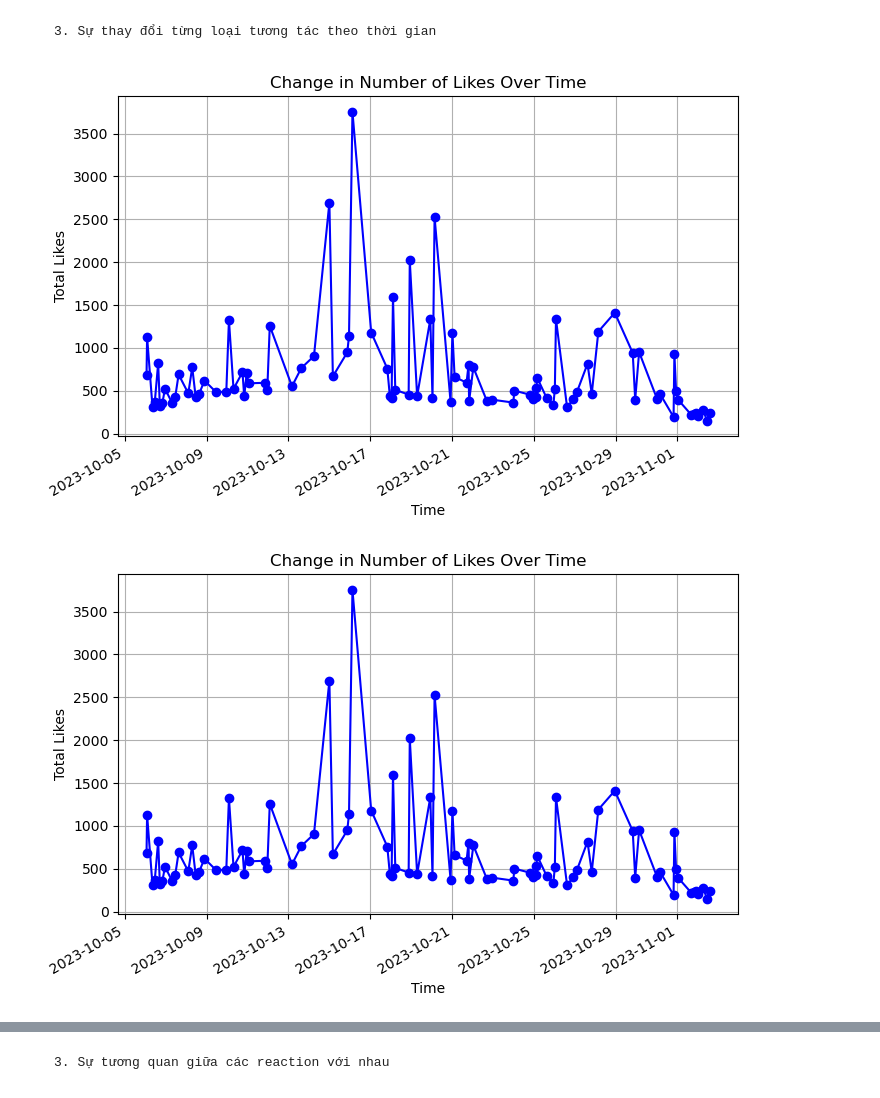
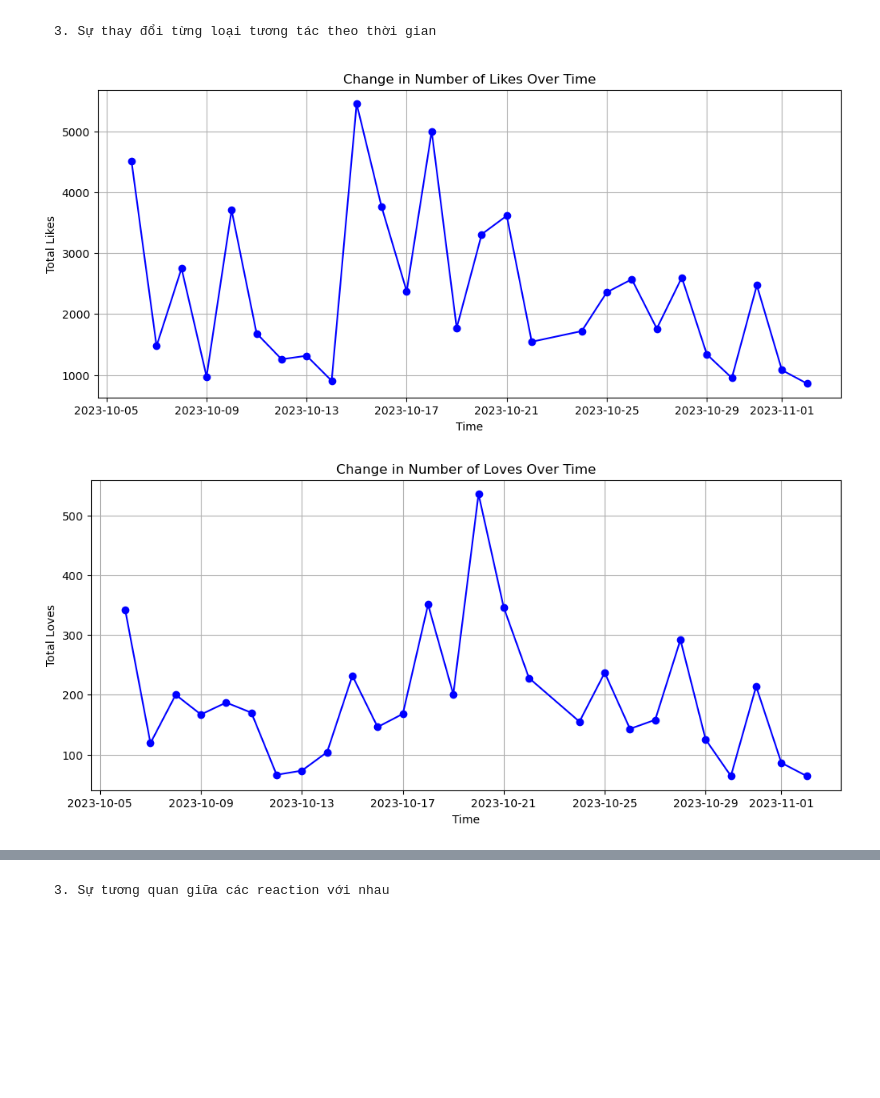
Before and after one commit to ngocnhatAI/data-analysis-report, a Jupyter notebook: Analyze_data.ipynb, the cells around one changed output, grey strips where cells are left out. Saved outputs shown, nothing was run; the diff lists cells and outputs as text; code cells hidden in the pictures; blank space fills up the shorter version.

```diff
--- a/Analyze_data.ipynb
+++ b/Analyze_data.ipynb
@@ -100,13 +98,13 @@ df_reactions = pd.concat([df, dfs], axis=1).drop('reactions', axis=1)
 df_reactions['time'] = pd.to_datetime(df_reactions['time'])
 # %%
 # Group by time and calculate the sum of shares for each time period
-like_by_time = df_reactions.groupby('time')['thích'].sum()
-love_by_time = df_reactions.groupby('time')['yêu thích'].sum()
-sad_by_time = df_reactions.groupby('time')['buồn'].sum()
-lovelove_by_time = df_reactions.groupby('time')['thương thương'].sum()
+like_by_time = df_reactions.groupby(df['time'].dt.date)['thích'].sum()
+love_by_time = df_reactions.groupby(df['time'].dt.date)['yêu thích'].sum()
+sad_by_time = df_reactions.groupby(df['time'].dt.date)['buồn'].sum()
+lovelove_by_time = df_reactions.groupby(df['time'].dt.date)['thương thương'].sum()
 
 # Plotting 1
-plt.figure(figsize=(8, 5))
+plt.figure(figsize=(12, 5))
 like_by_time.plot(kind='line', marker='o', color='blue')
 plt.title('Change in Number of Likes Over Time')
 plt.xlabel('Time')
@@ -114,45 +112,45 @@ plt.ylabel('Total Likes')
 plt.grid(True)
 plt.show()
 
 # Plotting 2
-plt.figure(figsize=(8, 5))
-like_by_time.plot(kind='line', marker='o', color='blue')
-plt.title('Change in Number of Likes Over Time')
+plt.figure(figsize=(12, 5))
+love_by_time.plot(kind='line', marker='o', color='blue')
+plt.title('Change in Number of Loves Over Time')
 plt.xlabel('Time')
-plt.ylabel('Total Likes')
+plt.ylabel('Total Loves')
 plt.grid(True)
 plt.show()
 
 # Plotting 3
-plt.figure(figsize=(8, 5))
-like_by_time.plot(kind='line', marker='o', color='blue')
-plt.title('Change in Number of Likes Over Time')
+plt.figure(figsize=(12, 5))
+sad_by_time.plot(kind='line', marker='o', color='blue')
+plt.title('Change in Number of Sads Over Time')
 plt.xlabel('Time')
-plt.ylabel('Total Likes')
+plt.ylabel('Total Sads')
 plt.grid(True)
 plt.show()
 
 # Plotting 4
-plt.figure(figsize=(8, 5))
-like_by_time.plot(kind='line', marker='o', color='blue')
-plt.title('Change in Number of Likes Over Time')
+plt.figure(figsize=(12, 5))
+lovelove_by_time.plot(kind='line', marker='o', color='blue')
+plt.title('Change in Number of Cares Over Time')
 plt.xlabel('Time')
-plt.ylabel('Total Likes')
+plt.ylabel('Total Cares')
 plt.grid(True)
 plt.show()
 
 # Plotting 5
-plt.figure(figsize=(15, 12))
+plt.figure(figsize=(12, 5))
 plt.plot(df_reactions.groupby('time')['thích'].sum(), label='thích')
 plt.plot(df_reactions.groupby('time')['yêu thích'].sum(), label='yêu thích')
 plt.plot(df_reactions.groupby('time')['buồn'].sum(), label='buồn')
 plt.plot(df_reactions.groupby('time')['thương thương'].sum(), label='thương thương')
 plt.title('Change in Number of particical reaction Over Time')
 plt.xlabel('Time')
 plt.ylabel('Reaction')
 plt.grid(True)
 plt.legend()
 plt.show()
 # %% [output]
-[figure, old version]
+[figure, new version]
-[figure, old version]
+[figure, new version]
```
Also changed, not shown: parts of 10 cells of this notebook, 1 other file.
